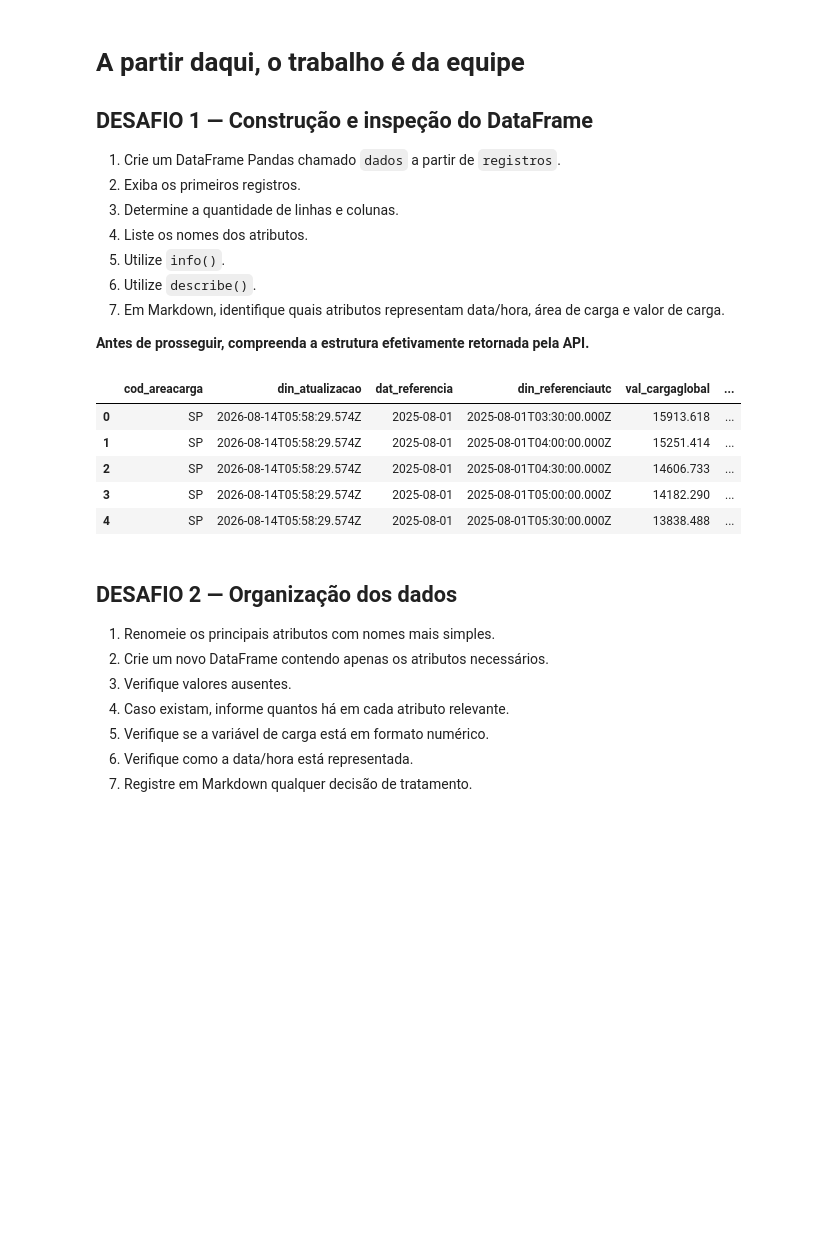
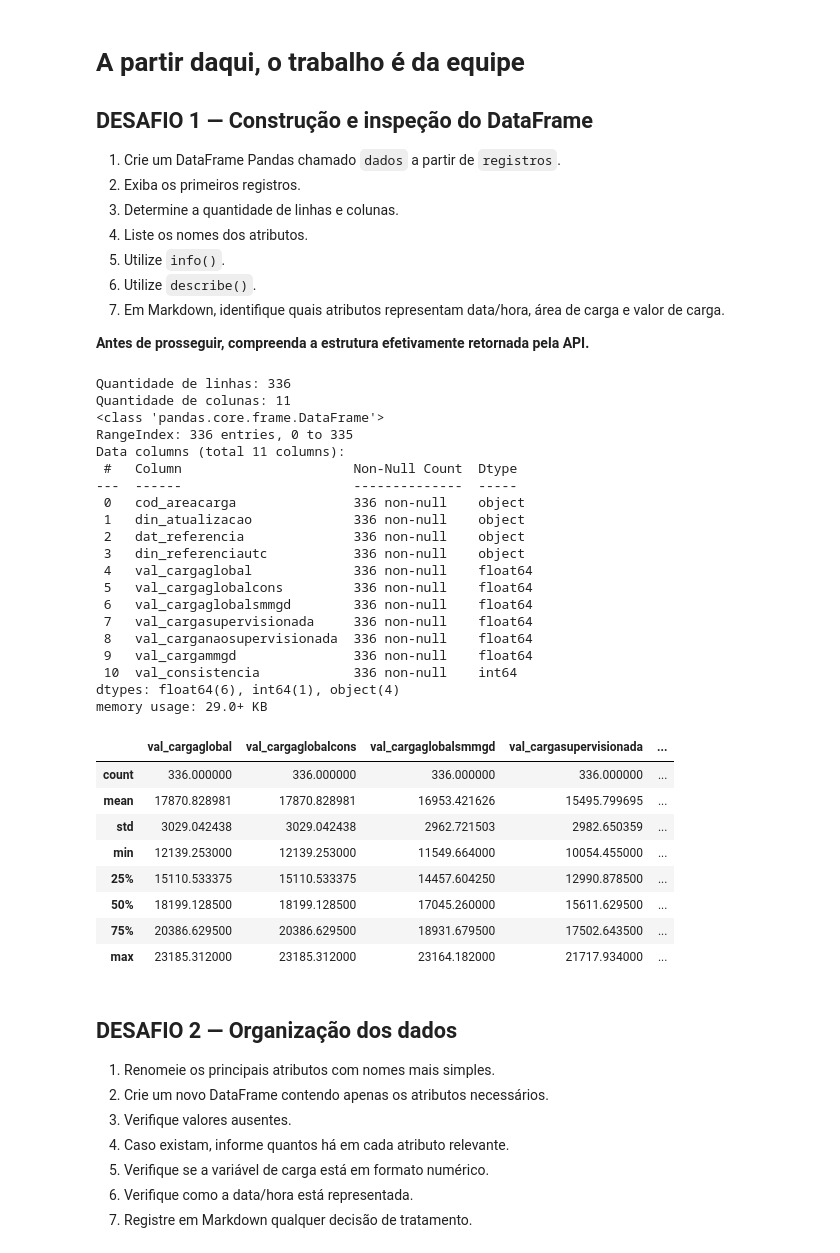
Before and after one commit to Hiero-o/cp_01_tritiack, a Jupyter notebook: Desafio_Final_Energia_ONS_API_Final.ipynb, the cells around one changed output. Cells and saved outputs as stored; diff of their text form; code cells hidden in the pictures; blank space fills up the shorter version.

```diff
--- a/Desafio_Final_Energia_ONS_API_Final.ipynb
+++ b/Desafio_Final_Energia_ONS_API_Final.ipynb
@@ -126,16 +126,52 @@ registros
 7. Em Markdown, identifique quais atributos representam data/hora, área de carga e valor de carga.
 
 **Antes de prosseguir, compreenda a estrutura efetivamente retornada pela API.**
-# %%
-dados = pd.DataFrame(registros)
-dados.head()
-# %% [output]
-|  | cod_areacarga | din_atualizacao | dat_referencia | din_referenciautc | val_cargaglobal | ... |
-| 0 | SP | 2026-08-14T05:58:29.574Z | 2025-08-01 | 2025-08-01T03:30:00.000Z | 15913.618 | ... |
-| 1 | SP | 2026-08-14T05:58:29.574Z | 2025-08-01 | 2025-08-01T04:00:00.000Z | 15251.414 | ... |
-| 2 | SP | 2026-08-14T05:58:29.574Z | 2025-08-01 | 2025-08-01T04:30:00.000Z | 14606.733 | ... |
-| 3 | SP | 2026-08-14T05:58:29.574Z | 2025-08-01 | 2025-08-01T05:00:00.000Z | 14182.290 | ... |
-| 4 | SP | 2026-08-14T05:58:29.574Z | 2025-08-01 | 2025-08-01T05:30:00.000Z | 13838.488 | ... |
+# %%
+### Identificação dos atributos - Data/hora: `dat_referencia` - Área de carga: `cod_areacarga` - Valor de carga: `val_cargaglobal`
+
+#1.
+dados = pd.DataFrame(registros)
+#2.
+dados.head()
+#3.
+print("Quantidade de linhas:", dados.shape[0])
+print("Quantidade de colunas:", dados.shape[1])
+#4.
+dados.columns.tolist()
+#5.
+dados.info()
+#6.
+dados.describe()
+# %% [output]
+Quantidade de linhas: 336
+Quantidade de colunas: 11
+<class 'pandas.core.frame.DataFrame'>
+RangeIndex: 336 entries, 0 to 335
+Data columns (total 11 columns):
+ #   Column                      Non-Null Count  Dtype
+---  ------                      --------------  -----
+ 0   cod_areacarga               336 non-null    object
+ 1   din_atualizacao             336 non-null    object
+ 2   dat_referencia              336 non-null    object
+ 3   din_referenciautc           336 non-null    object
+ 4   val_cargaglobal             336 non-null    float64
+ 5   val_cargaglobalcons         336 non-null    float64
+ 6   val_cargaglobalsmmgd        336 non-null    float64
+ 7   val_cargasupervisionada     336 non-null    float64
+ 8   val_carganaosupervisionada  336 non-null    float64
+ 9   val_cargammgd               336 non-null    float64
+ 10  val_consistencia            336 non-null    int64
+dtypes: float64(6), int64(1), object(4)
+memory usage: 29.0+ KB
+|  | val_cargaglobal | val_cargaglobalcons | val_cargaglobalsmmgd | val_cargasupervisionada | ... |
+| count | 336.000000 | 336.000000 | 336.000000 | 336.000000 | ... |
+| mean | 17870.828981 | 17870.828981 | 16953.421626 | 15495.799695 | ... |
+| std | 3029.042438 | 3029.042438 | 2962.721503 | 2982.650359 | ... |
+| min | 12139.253000 | 12139.253000 | 11549.664000 | 10054.455000 | ... |
+| 25% | 15110.533375 | 15110.533375 | 14457.604250 | 12990.878500 | ... |
+| 50% | 18199.128500 | 18199.128500 | 17045.260000 | 15611.629500 | ... |
+| 75% | 20386.629500 | 20386.629500 | 18931.679500 | 17502.643500 | ... |
+| max | 23185.312000 | 23185.312000 | 23164.182000 | 21717.934000 | ... |
 # %% [markdown]
 ## DESAFIO 2 — Organização dos dados
 
```
Also changed, not shown: parts of 2 cells of this notebook.
